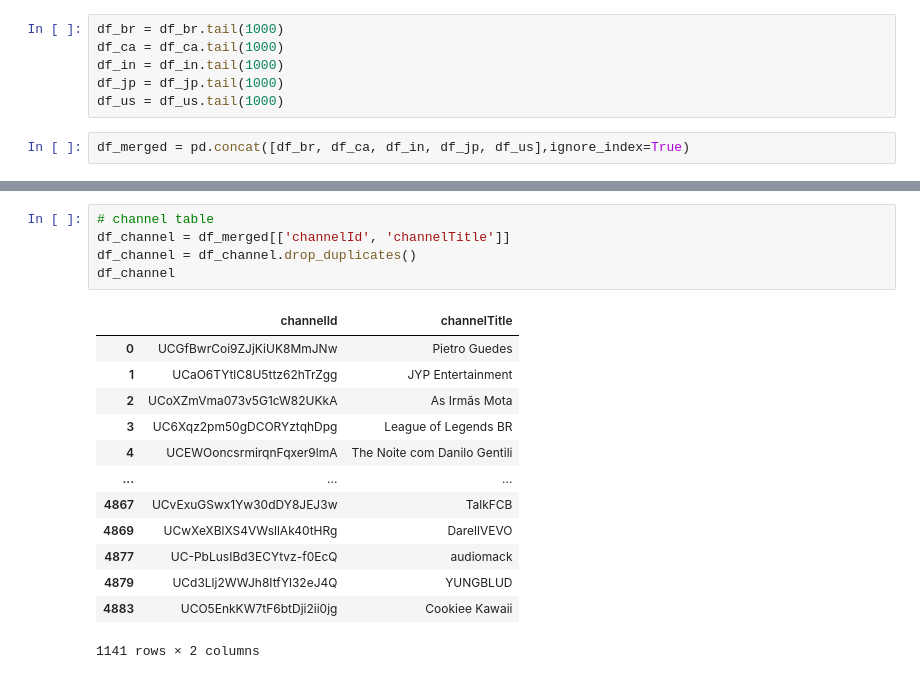
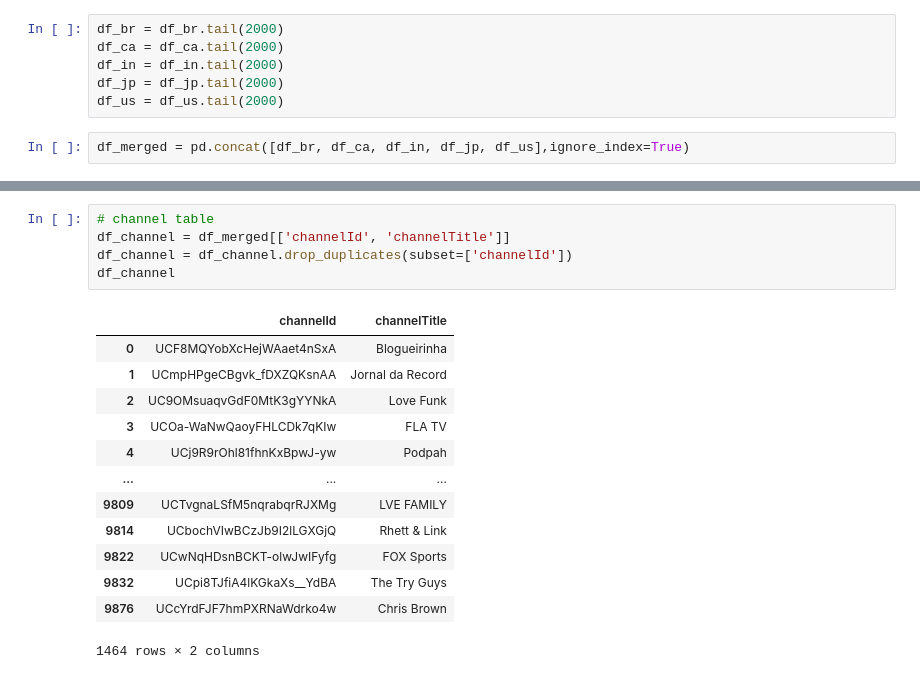
Before and after one commit to davidlin4171/YouPredict, a Jupyter notebook: sql_tables/createsql.ipynb, the cells around one changed output, grey strips where cells are left out. Saved outputs shown, nothing was run; the diff lists cells and outputs as text.

```diff
--- a/sql_tables/createsql.ipynb
+++ b/sql_tables/createsql.ipynb
@@ -25,11 +25,11 @@ df_jp['countryCode'] = 4
 df_us['countryName'] = 'US'
 df_us['countryCode'] = 5
 # %%
-df_br = df_br.tail(1000)
-df_ca = df_ca.tail(1000)
-df_in = df_in.tail(1000)
-df_jp = df_jp.tail(1000)
-df_us = df_us.tail(1000)
+df_br = df_br.tail(2000)
+df_ca = df_ca.tail(2000)
+df_in = df_in.tail(2000)
+df_jp = df_jp.tail(2000)
+df_us = df_us.tail(2000)
 # %%
 df_merged = pd.concat([df_br, df_ca, df_in, df_jp, df_us],ignore_index=True)
 # %%
@@ -44,22 +44,22 @@ df_merged.head(5)
 # %%
 # channel table
 df_channel = df_merged[['channelId', 'channelTitle']]
-df_channel = df_channel.drop_duplicates()
+df_channel = df_channel.drop_duplicates(subset=['channelId'])
 df_channel
 # %% [output]
 |  | channelId | channelTitle |
-| 0 | UCGfBwrCoi9ZJjKiUK8MmJNw | Pietro Guedes |
-| 1 | UCaO6TYtlC8U5ttz62hTrZgg | JYP Entertainment |
-| 2 | UCoXZmVma073v5G1cW82UKkA | As Irmãs Mota |
-| 3 | UC6Xqz2pm50gDCORYztqhDpg | League of Legends BR |
-| 4 | UCEWOoncsrmirqnFqxer9lmA | The Noite com Danilo Gentili |
+| 0 | UCF8MQYobXcHejWAaet4nSxA | Blogueirinha |
+| 1 | UCmpHPgeCBgvk_fDXZQKsnAA | Jornal da Record |
+| 2 | UC9OMsuaqvGdF0MtK3gYYNkA | Love Funk |
+| 3 | UCOa-WaNwQaoyFHLCDk7qKIw | FLA TV |
+| 4 | UCj9R9rOhl81fhnKxBpwJ-yw | Podpah |
 | ... | ... | ... |
-| 4867 | UCvExuGSwx1Yw30dDY8JEJ3w | TalkFCB |
-| 4869 | UCwXeXBlXS4VWsllAk40tHRg | DarellVEVO |
-| 4877 | UC-PbLusIBd3ECYtvz-f0EcQ | audiomack |
-| 4879 | UCd3Llj2WWJh8ItfYl32eJ4Q | YUNGBLUD |
-| 4883 | UCO5EnkKW7tF6btDji2ii0jg | Cookiee Kawaii |
+| 9809 | UCTvgnaLSfM5nqrabqrRJXMg | LVE FAMILY |
+| 9814 | UCbochVIwBCzJb9I2lLGXGjQ | Rhett & Link |
+| 9822 | UCwNqHDsnBCKT-olwJwIFyfg | FOX Sports |
+| 9832 | UCpi8TJfiA4lKGkaXs__YdBA | The Try Guys |
+| 9876 | UCcYrdFJF7hmPXRNaWdrko4w | Chris Brown |
-1141 rows × 2 columns
+1464 rows × 2 columns
 # %%
 # category table
 df_category = df_merged[['video_id', 'categoryId', 'tags']]
```
Also changed, not shown: parts of 16 cells of this notebook, 1 other file.
